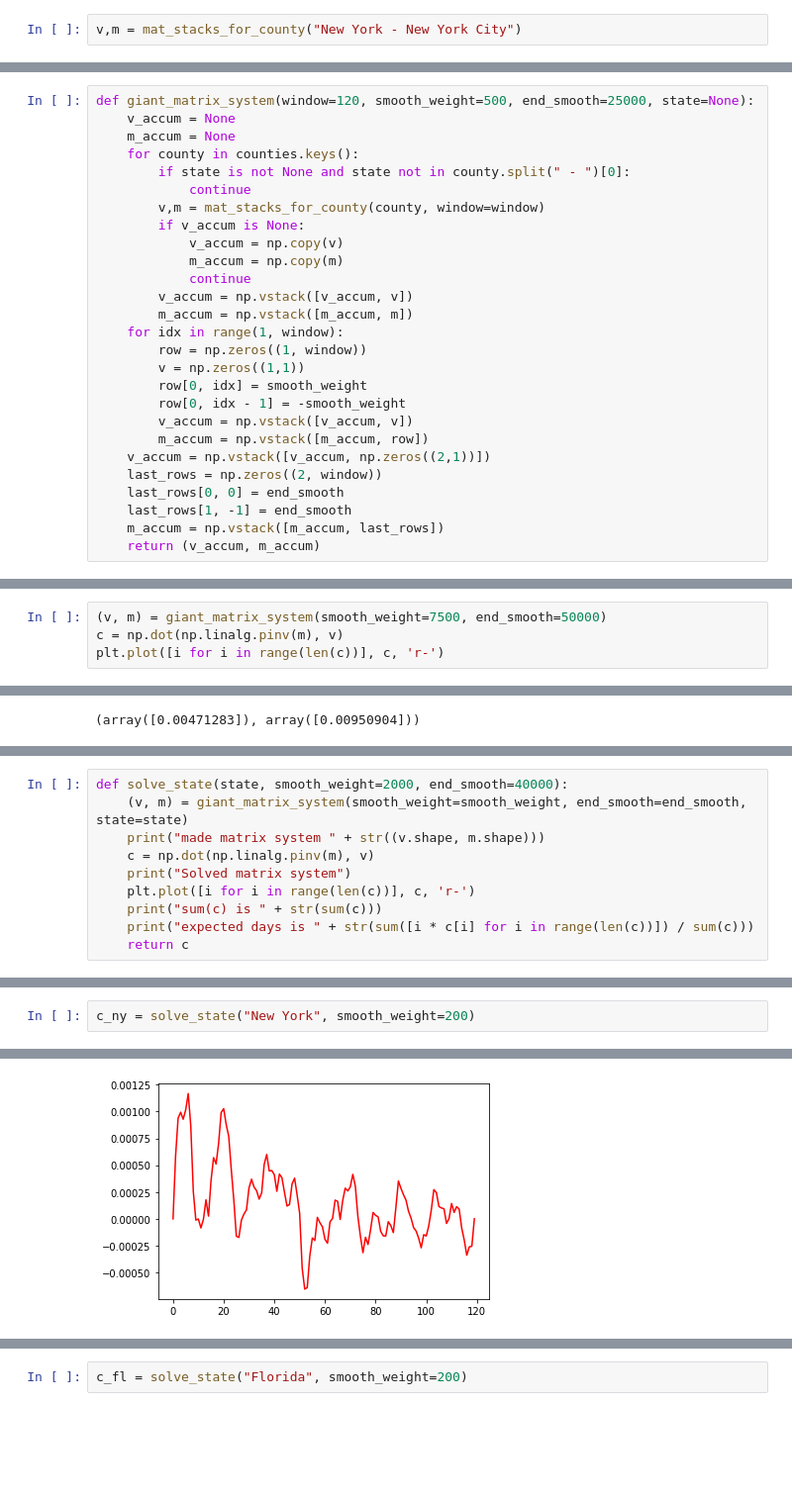
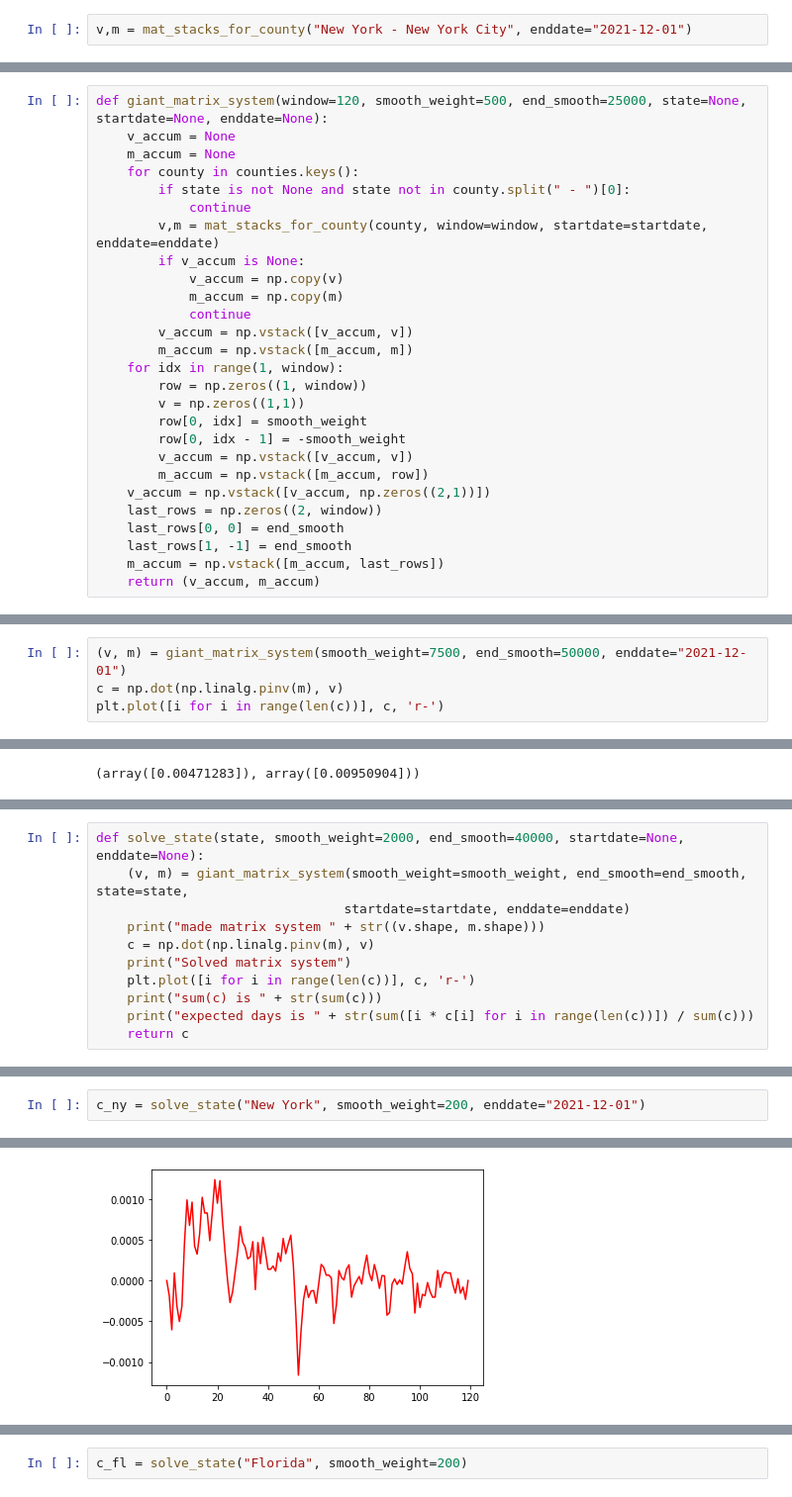
Before and after one commit to mds2/covid-jupyter-mds2, a Jupyter notebook: death convolutions.ipynb, the cells around one changed output, grey strips where cells are left out. Shown at 99% size. Drawn from its saved outputs; the diff is of its cells as text; blank space fills up the shorter version.

```diff
--- a/death convolutions.ipynb
+++ b/death convolutions.ipynb
@@ -111,7 +124,7 @@ def mat_stacks_for_county(county, window=30):
         rhs.append(v)
     return (np.array(lhs), np.array(rhs))
 # %%
-v,m = mat_stacks_for_county("New York - New York City")
+v,m = mat_stacks_for_county("New York - New York City", enddate="2021-12-01")
 # %%
 v.shape, m.shape
 # %% [output]
@@ -135,13 +148,13 @@ np.hstack([np.eye(3), np.eye(3)]), np.hstack([np.zeros((1,1)), np.zeros((1,1))])
         [0., 0., 1., 0., 0., 1.]]),
  array([[0., 0.]]))
 # %%
-def giant_matrix_system(window=120, smooth_weight=500, end_smooth=25000, state=None):
+def giant_matrix_system(window=120, smooth_weight=500, end_smooth=25000, state=None, startdate=None, enddate=None):
     v_accum = None
     m_accum = None
     for county in counties.keys():
         if state is not None and state not in county.split(" - ")[0]:
             continue
-        v,m = mat_stacks_for_county(county, window=window)
+        v,m = mat_stacks_for_county(county, window=window, startdate=startdate, enddate=enddate)
         if v_accum is None:
             v_accum = np.copy(v)
             m_accum = np.copy(m)
@@ -184,7 +197,7 @@ $Y$ axis is "probability of entering the death statistics on that day"
 
 Was planning on using this as a component for forecasting, but, haven't gotten around to it
 # %%
-(v, m) = giant_matrix_system(smooth_weight=7500, end_smooth=50000)
+(v, m) = giant_matrix_system(smooth_weight=7500, end_smooth=50000, enddate="2021-12-01")
 c = np.dot(np.linalg.pinv(m), v)
 plt.plot([i for i in range(len(c))], c, 'r-')
 # %% [output]
@@ -217,6 +222,7 @@ False
 # %%
-def solve_state(state, smooth_weight=2000, end_smooth=40000):
-    (v, m) = giant_matrix_system(smooth_weight=smooth_weight, end_smooth=end_smooth, state=state)
+def solve_state(state, smooth_weight=2000, end_smooth=40000, startdate=None, enddate=None):
+    (v, m) = giant_matrix_system(smooth_weight=smooth_weight, end_smooth=end_smooth, state=state,
+                                startdate=startdate, enddate=enddate)
     print("made matrix system " + str((v.shape, m.shape)))
     c = np.dot(np.linalg.pinv(m), v)
     print("Solved matrix system")
@@ -299,3 +305,3 @@ expected days is [7.40546383]
 # %%
-c_ny = solve_state("New York", smooth_weight=200)
+c_ny = solve_state("New York", smooth_weight=200, enddate="2021-12-01")
 # %% [output]
@@ -306,2 +312,2 @@ expected days is [15.96931334]
-[figure, old version]
+[figure, new version]
 # %%
```
Also changed, not shown: parts of 23 cells of this notebook, 1 other file.
